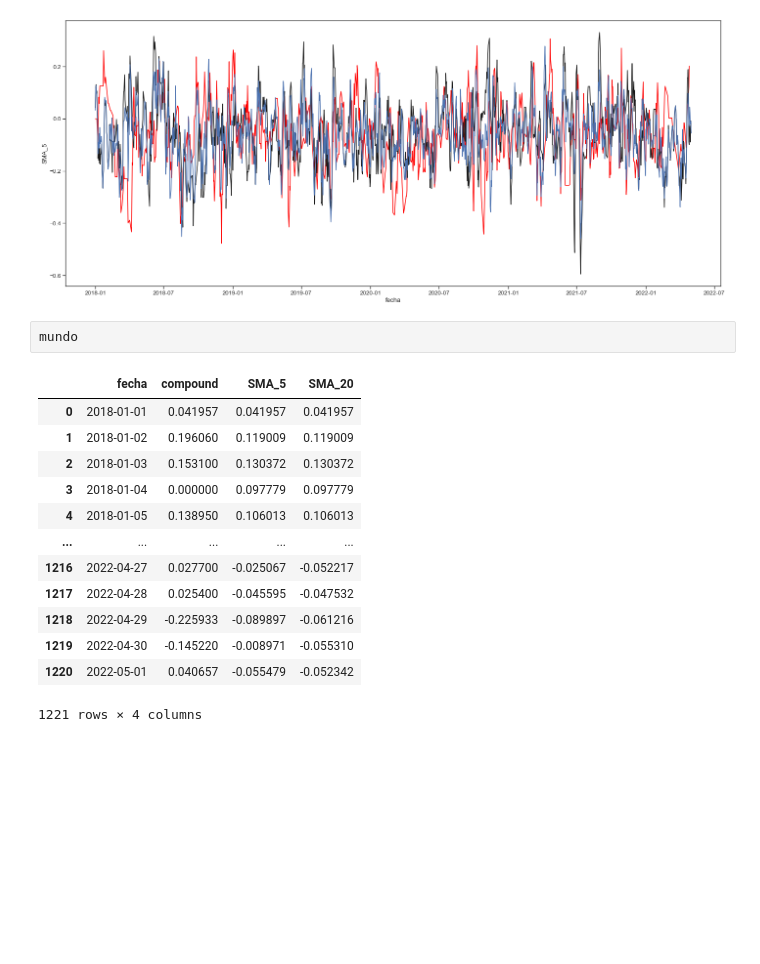
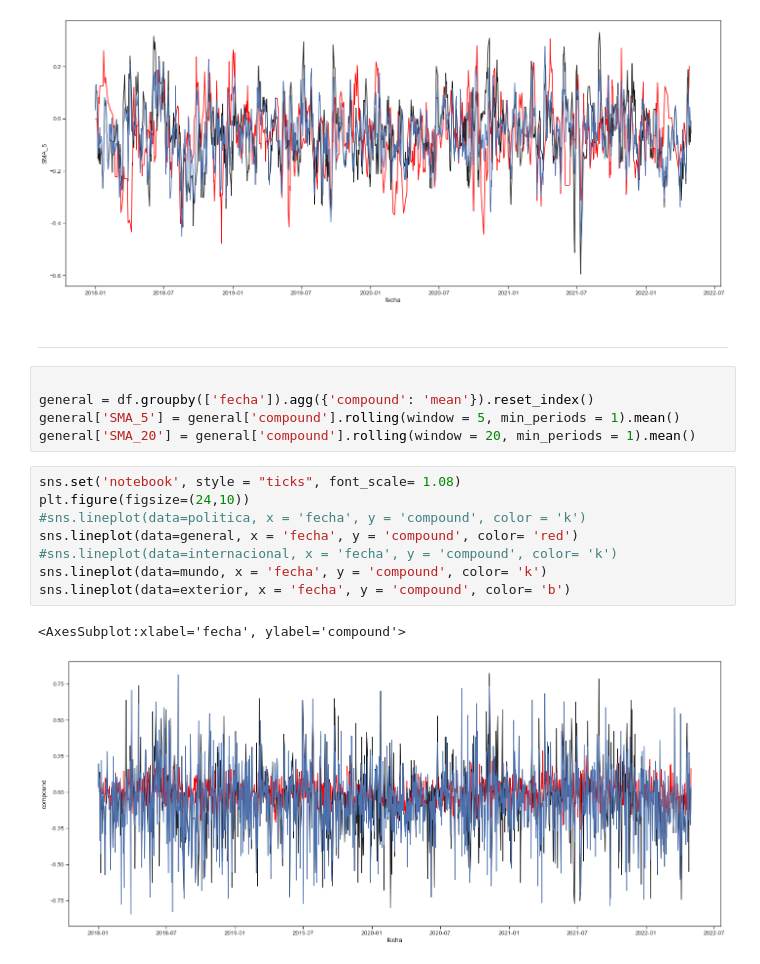
Before and after one commit to jesoto/Sentiment_and_news-Peru, a Jupyter notebook: thesis/plots.ipynb, the cells around one changed output. Cells and saved outputs as stored; diff of their text form; blank space fills up the shorter version.

```diff
--- a/thesis/plots.ipynb
+++ b/thesis/plots.ipynb
@@ -197,19 +212,21 @@ sns.lineplot(data=exterior, x = 'fecha', y = 'SMA_5', color= 'b')
 # %% [output]
 <AxesSubplot:xlabel='fecha', ylabel='SMA_5'>
 [figure]
-# %%
-mundo
-# %% [output]
-|  | fecha | compound | SMA_5 | SMA_20 |
-| 0 | 2018-01-01 | 0.041957 | 0.041957 | 0.041957 |
-| 1 | 2018-01-02 | 0.196060 | 0.119009 | 0.119009 |
-| 2 | 2018-01-03 | 0.153100 | 0.130372 | 0.130372 |
-| 3 | 2018-01-04 | 0.000000 | 0.097779 | 0.097779 |
-| 4 | 2018-01-05 | 0.138950 | 0.106013 | 0.106013 |
-| ... | ... | ... | ... | ... |
-| 1216 | 2022-04-27 | 0.027700 | -0.025067 | -0.052217 |
-| 1217 | 2022-04-28 | 0.025400 | -0.045595 | -0.047532 |
-| 1218 | 2022-04-29 | -0.225933 | -0.089897 | -0.061216 |
-| 1219 | 2022-04-30 | -0.145220 | -0.008971 | -0.055310 |
-| 1220 | 2022-05-01 | 0.040657 | -0.055479 | -0.052342 |
-1221 rows × 4 columns
+# %% [markdown]
+---
+# %%
+
+general = df.groupby(['fecha']).agg({'compound': 'mean'}).reset_index()
+general['SMA_5'] = general['compound'].rolling(window = 5, min_periods = 1).mean()
+general['SMA_20'] = general['compound'].rolling(window = 20, min_periods = 1).mean()
+# %%
+sns.set('notebook', style = "ticks", font_scale= 1.08)
+plt.figure(figsize=(24,10))
+#sns.lineplot(data=politica, x = 'fecha', y = 'compound', color = 'k')
+sns.lineplot(data=general, x = 'fecha', y = 'compound', color= 'red')
+#sns.lineplot(data=internacional, x = 'fecha', y = 'compound', color= 'k')
+sns.lineplot(data=mundo, x = 'fecha', y = 'compound', color= 'k')
+sns.lineplot(data=exterior, x = 'fecha', y = 'compound', color= 'b')
+# %% [output]
+<AxesSubplot:xlabel='fecha', ylabel='compound'>
+[figure, added]
```
Also changed, not shown: parts of 1 cell of this notebook.
